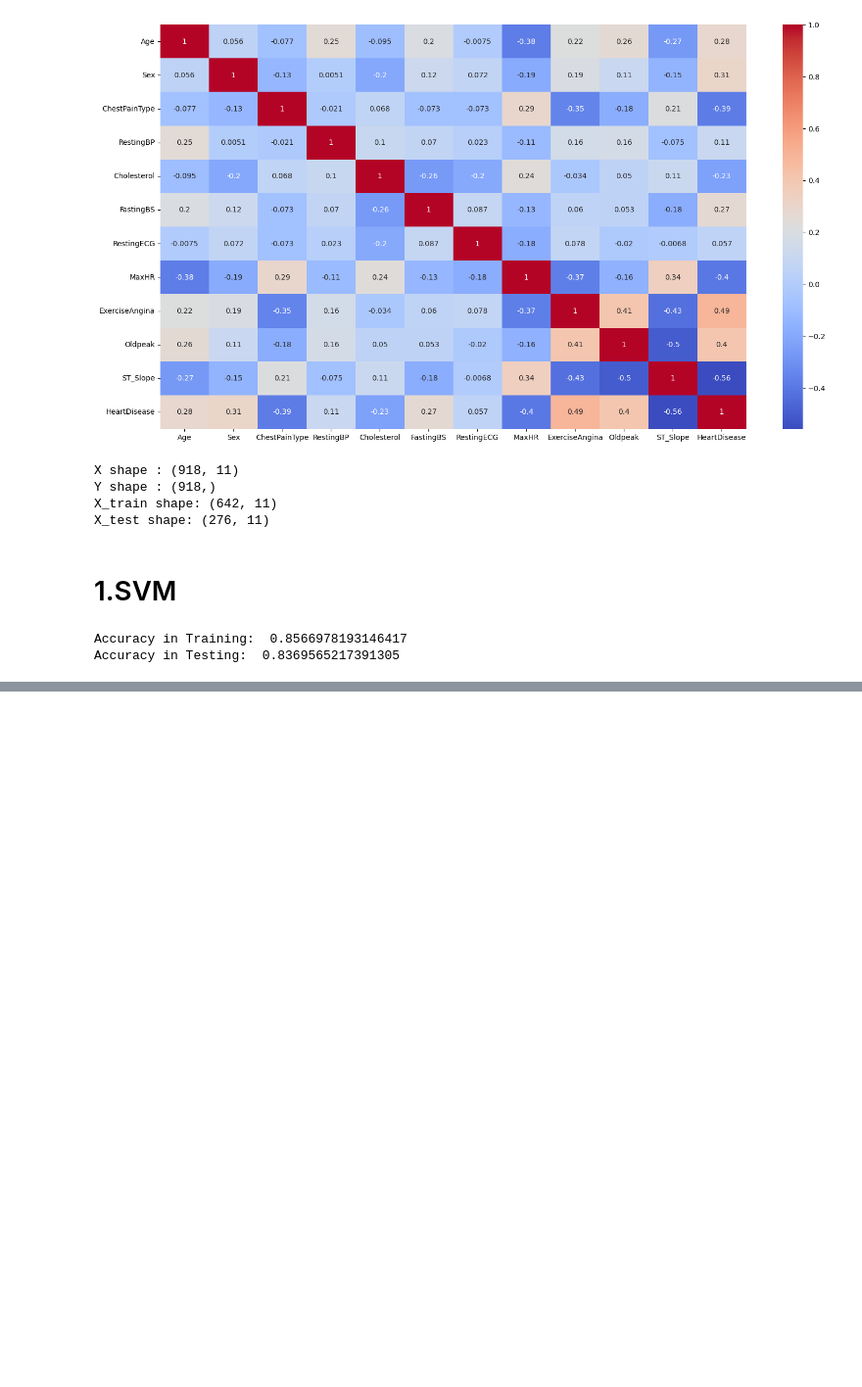
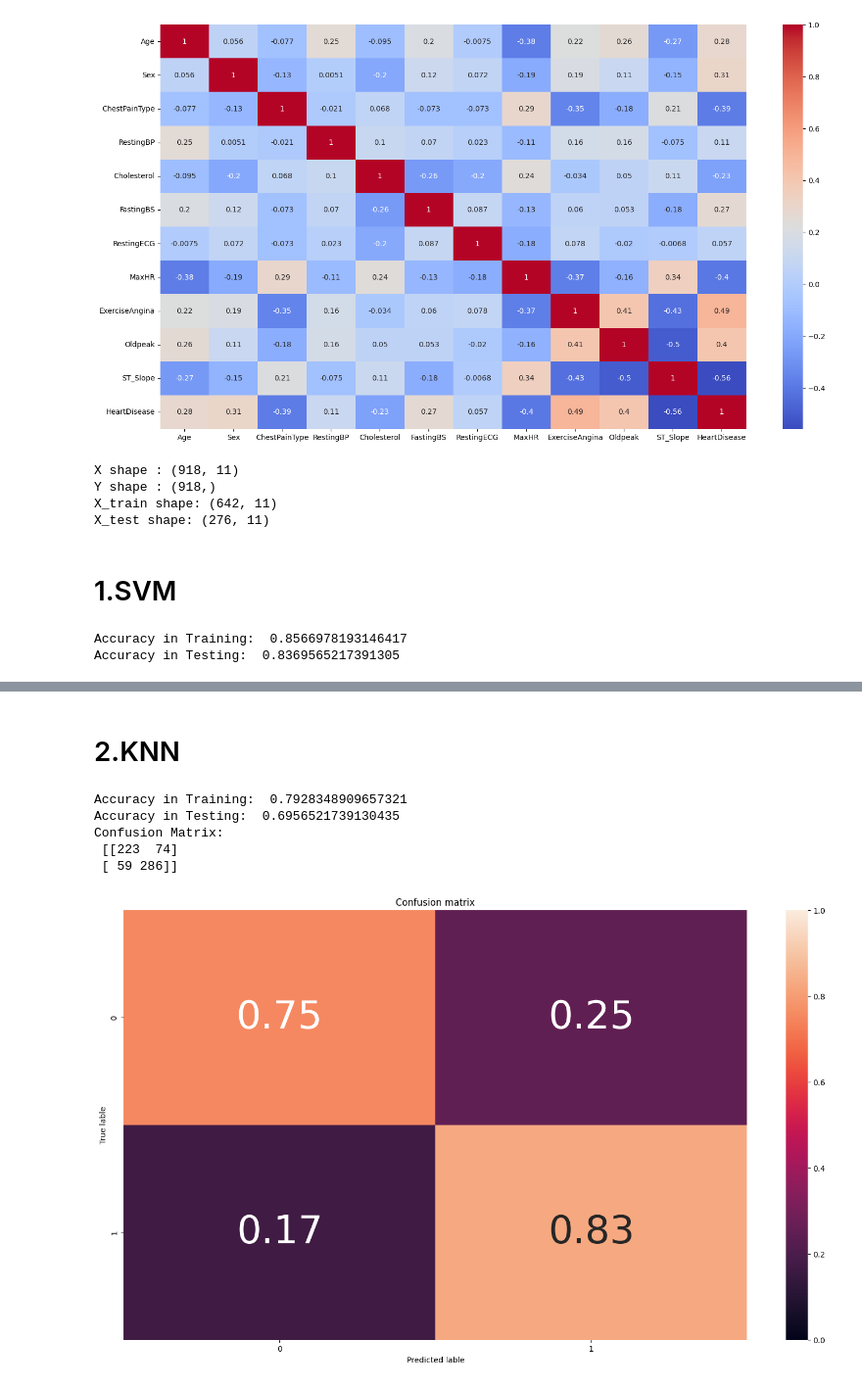
Before and after one commit to Rexsan12/ML-Assignment, a Jupyter notebook: heart.ipynb, the cells around one changed output, grey strips where cells are left out. Shown at 98% size. Saved outputs shown, nothing was run; the diff lists cells and outputs as text; code cells hidden in the pictures; blank space fills up the shorter version.

```diff
--- a/heart.ipynb
+++ b/heart.ipynb
@@ -302,0 +303,30 @@ Confusion Matrix:
+# %% [markdown]
+# 2.KNN
+# %%
+from sklearn.neighbors import KNeighborsClassifier
+
+knn_model=KNeighborsClassifier()
+
+knn_model.fit(X_train,y_train)
+
+knn_predict=knn_model.predict(X_train)
+# %%
+# Accuracy on Train
+print("Accuracy in Training: ", knn_model.score(X_train,y_train))
+# Accuracy on Test
+print("Accuracy in Testing: ", knn_model.score(X_test,y_test))
+
+# Confusion Matrix
+cm = confusion_matrix(y_train, knn_predict)
+cm_norm = cm/cm.sum(axis=1)[:, np.newaxis]
+plt.figure(figsize=(18,10))
+plot_confusion_matrix(cm_norm, classes=knn_model.classes_)
+
+print('Confusion Matrix: \n', cm)
+# %% [output]
+Accuracy in Training:  0.7928348909657321
+Accuracy in Testing:  0.6956521739130435
+Confusion Matrix:
+ [[223  74]
+ [ 59 286]]
+[figure, added]
```
Also changed, not shown: parts of 1 cell of this notebook.
